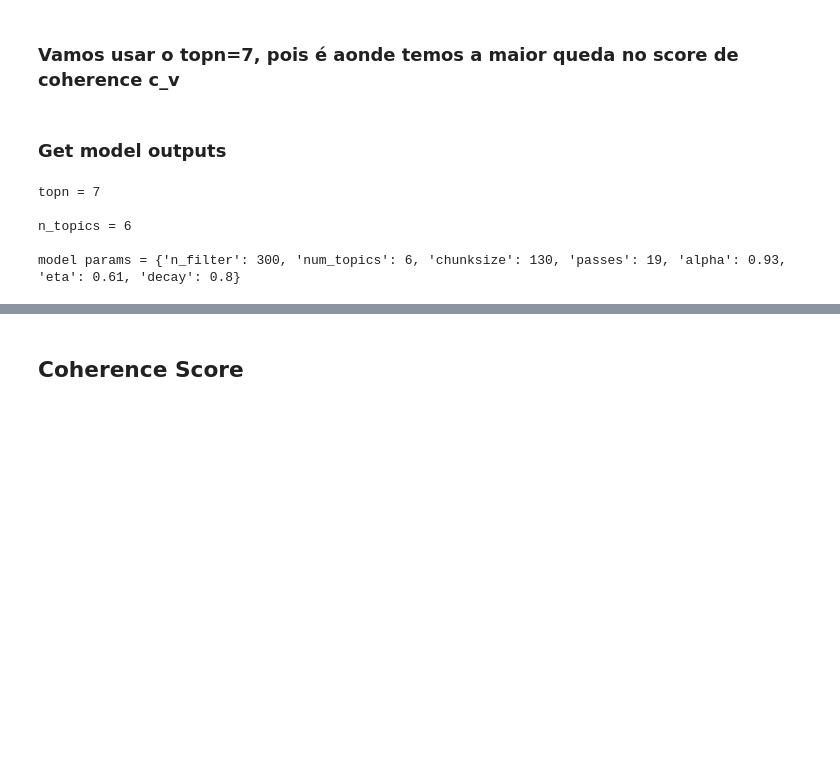
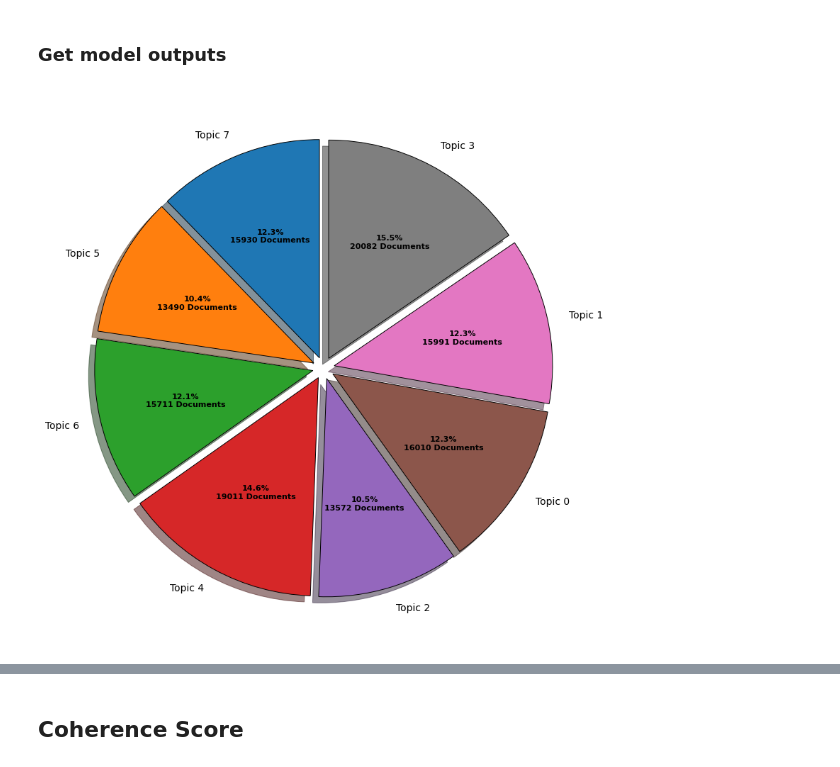
Before and after one commit to brunodifranco/mestrado-ufrgs-cmp617-tce, a Jupyter notebook: research/3.3_plot_cluster_results.ipynb, the cells around one changed output, grey strips where cells are left out. Saved outputs shown, nothing was run; the diff lists cells and outputs as text; code cells hidden in the pictures; blank space fills up the shorter version.

Commit message:
UPDATE: building paper results

```diff
--- a/research/3.3_plot_cluster_results.ipynb
+++ b/research/3.3_plot_cluster_results.ipynb
@@ -6,26 +6,23 @@ from evaluate_lda import get_files, coherence_score, word_cloud
 from utils.utils import get_json
 os.chdir("..")
-# %% [markdown]
-### Vamos usar o topn=7, pois é aonde temos a maior queda no score de coherence c_v
 # %% [markdown]
 ### Get model outputs
 # %%
-lda_model, vec, corpus, id2word = get_files("models/lda/best_model_topn_7/pkl")
-model_params_json = "src/lda_opt_outputs/results_stemmer_topn_7.json"
+# lda_model, vec, corpus, id2word = get_files("models/lda/stemmer/best_model_topn_6/pkl")
+lda_model, vec, corpus, id2word = get_files("models/lda/lemmatization/best_model_topn_7/pkl")
+
+# model_params_json = "src/lda_opt_outputs/results_stemmer_topn_6.json"
+model_params_json = "src/lda_opt_outputs/results_lemmatization_topn_7.json"
 params = get_json(model_params_json)
 
 topn = params["topn"]
 n_topics = params["params"]["num_topics"]
 model_params = params["params"]
-# %%
-print(f"topn = {topn}")
-print()
-print(f"n_topics = {n_topics}")
-print()
-print(f"model params = {model_params}")
-# %% [output]
-topn = 7
-
-n_topics = 6
-
-model params = {'n_filter': 300, 'num_topics': 6, 'chunksize': 130, 'passes': 19, 'alpha': 0.93, 'eta': 0.61, 'decay': 0.8}
+# %%
+topic_dist = get_topic_dist(lda_model, corpus)
+# %%
+plot_lda_topic_dist(topic_dist,
+                    # save_path="/home/bruno/mestrado/mestrado-ufrgs-cmp617-tce/images/lda/lda_dist_results_lemmatization_topn_7.pdf"
+                    )
+# %% [output]
+[figure, added]
```
Also changed, not shown: parts of 5 cells of this notebook, 24 other files.
